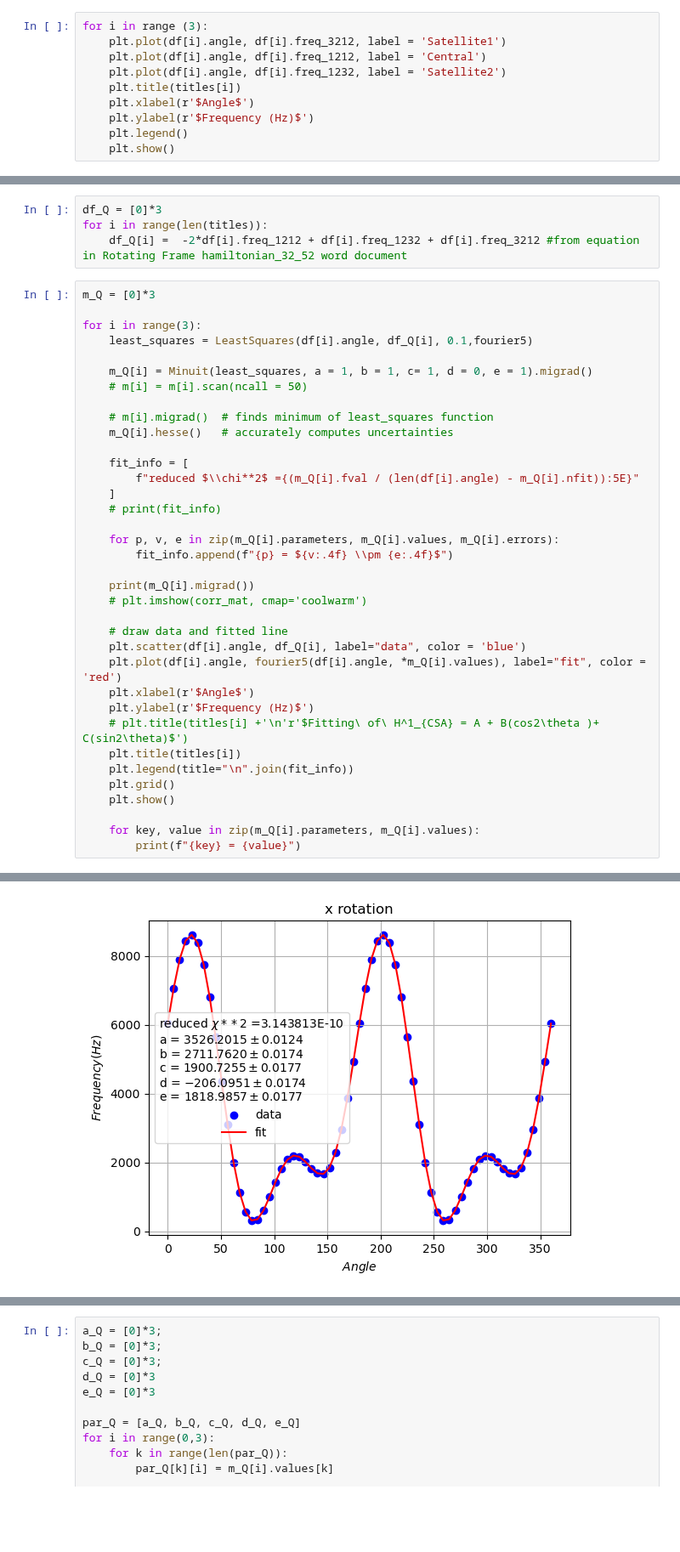
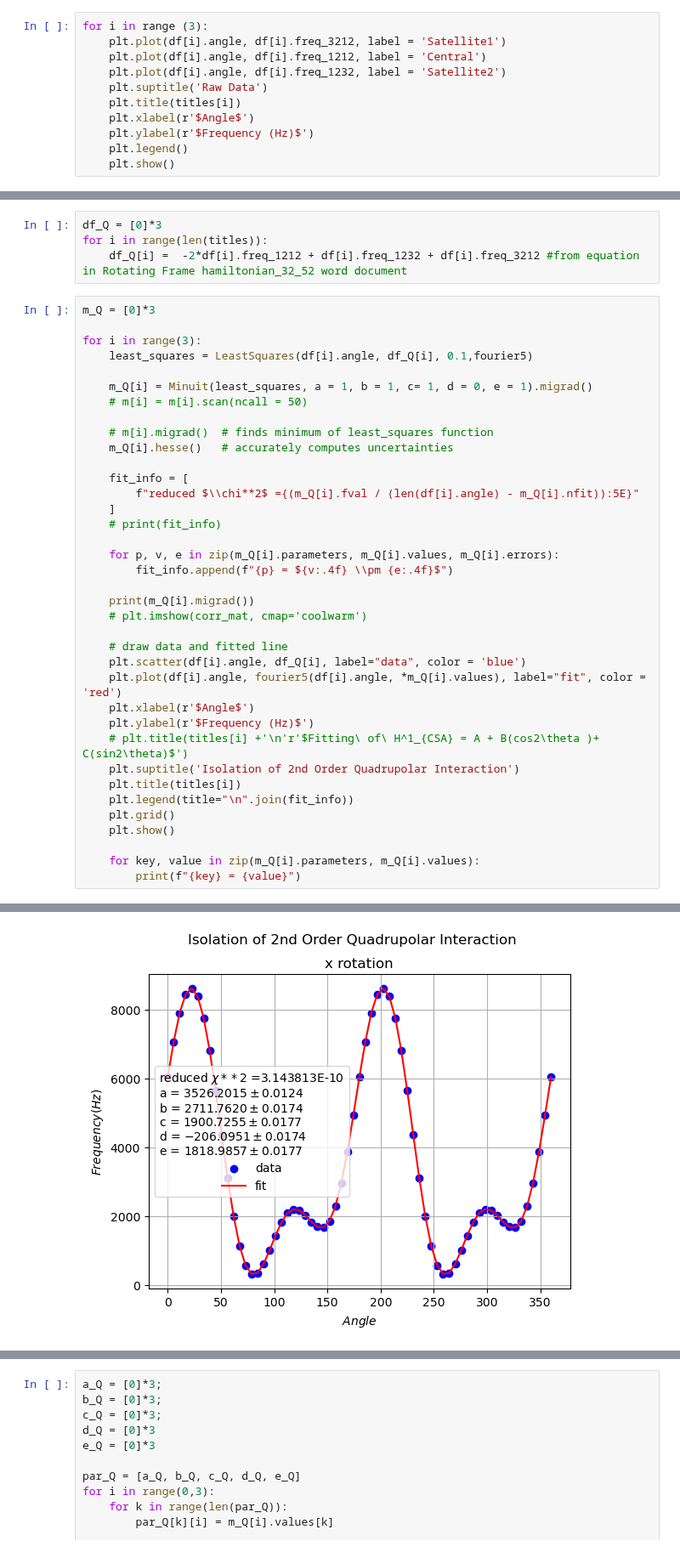
Before and after one commit to AstrobioShiva/Script_project, a Jupyter notebook: NMR_analysis/fitting_B11_updated.ipynb, the cells around one changed output, grey strips where cells are left out. Shown at 85% size. Drawn from its saved outputs; the diff is of its cells as text; blank space fills up the shorter version.

```diff
--- a/NMR_analysis/fitting_B11_updated.ipynb
+++ b/NMR_analysis/fitting_B11_updated.ipynb
@@ -27,6 +30,7 @@ for i in range (3):
     plt.plot(df[i].angle, df[i].freq_3212, label = 'Satellite1')
     plt.plot(df[i].angle, df[i].freq_1212, label = 'Central')
     plt.plot(df[i].angle, df[i].freq_1232, label = 'Satellite2')
+    plt.suptitle('Raw Data')
     plt.title(titles[i])
     plt.xlabel(r'$Angle$')
     plt.ylabel(r'$Frequency (Hz)$')
@@ -69,34 +73,35 @@ for i in range(3):
     plt.scatter(df[i].angle, df_Q[i], label="data", color = 'blue')
     plt.plot(df[i].angle, fourier5(df[i].angle, *m_Q[i].values), label="fit", color = 'red')
     plt.xlabel(r'$Angle$')
     plt.ylabel(r'$Frequency (Hz)$')
     # plt.title(titles[i] +'\n'r'$Fitting\ of\ H^1_{CSA} = A + B(cos2\theta )+ C(sin2\theta)$')
+    plt.suptitle('Isolation of 2nd Order Quadrupolar Interaction')
     plt.title(titles[i])
     plt.legend(title="\n".join(fit_info))
     plt.grid()
     plt.show()
 
     for key, value in zip(m_Q[i].parameters, m_Q[i].values):
         print(f"{key} = {value}")
 # %% [output]
 ┌─────────────────────────────────────────────────────────────────────────┐
 │                                Migrad                                   │
 ├──────────────────────────────────┬──────────────────────────────────────┤
 │ FCN = 1.55e-17 (chi2/ndof = 0.0) │              Nfcn = 143              │
 │ EDM = 1.12e-22 (Goal: 0.0002)    │            time = 0.1 sec            │
 ├──────────────────────────────────┼──────────────────────────────────────┤
 │          Valid Minimum           │        No Parameters at limit        │
 ├──────────────────────────────────┼──────────────────────────────────────┤
 │ Below EDM threshold (goal x 10)  │           Below call limit           │
 ├───────────────┬──────────────────┼───────────┬─────────────┬────────────┤
 │  Covariance   │     Hesse ok     │ Accurate  │  Pos. def.  │ Not forced │
 └───────────────┴──────────────────┴───────────┴─────────────┴────────────┘
 ... (14 lines left out)
 │ c │  1.42e-12  1.06e-12  0.000312  5.65e-12 -2.46e-12 │
 │ d │ -4.53e-06 -9.06e-06  5.65e-12  0.000303  5.76e-12 │
 │ e │ -3.09e-12  5.63e-13 -2.46e-12  5.76e-12  0.000313 │
 └───┴───────────────────────────────────────────────────┘
-[figure, old version]
+[figure, new version]
 a = 3526.2015236528946
 b = 2711.7619898527983
 c = 1900.7255216027677
```
Also changed, not shown: parts of 6 cells of this notebook.
